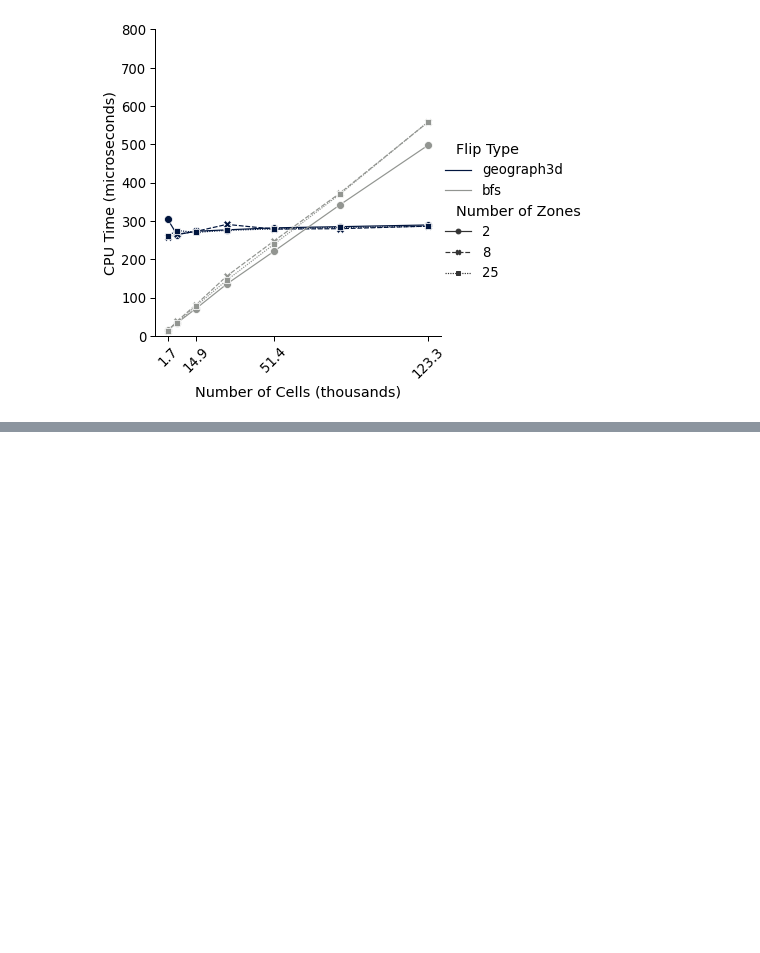
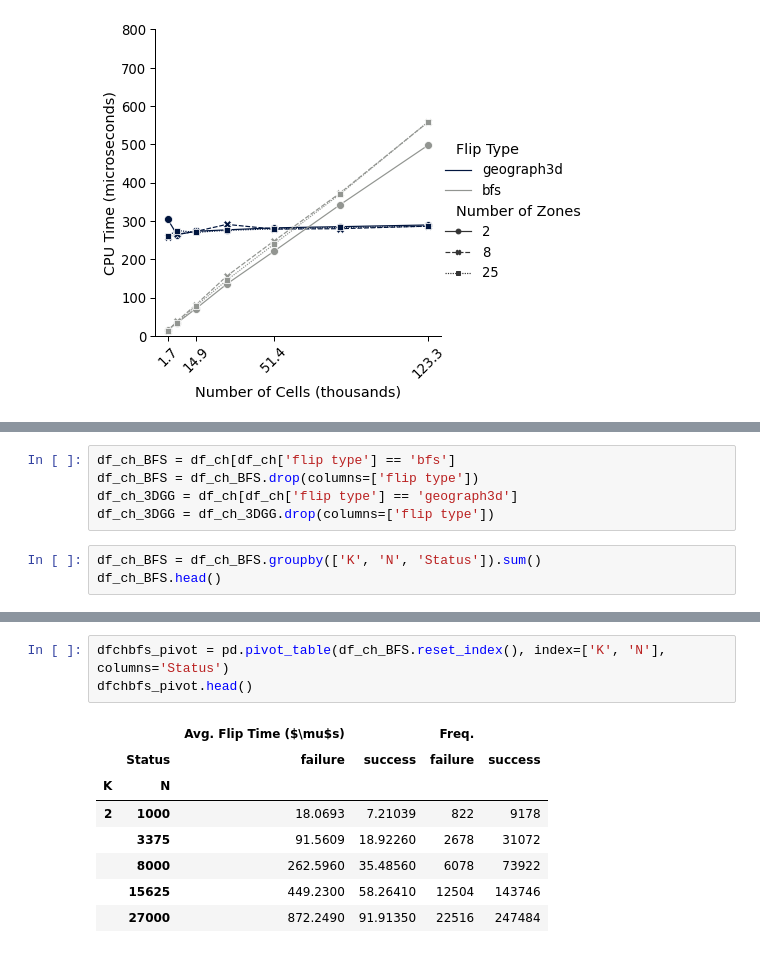
Before and after one commit to ian-ludden/3d-geographs, a Jupyter notebook: results/Experiments_Analysis.ipynb, the cells around one changed output, grey strips where cells are left out. Saved outputs shown, nothing was run; the diff lists cells and outputs as text; blank space fills up the shorter version.

```diff
--- a/results/Experiments_Analysis.ipynb
+++ b/results/Experiments_Analysis.ipynb
@@ -350,0 +386,8 @@ plot_combined_all_zone_counts(df, "bch")
+# %%
+df_ch_BFS = df_ch[df_ch['flip type'] == 'bfs']
+df_ch_BFS = df_ch_BFS.drop(columns=['flip type'])
+df_ch_3DGG = df_ch[df_ch['flip type'] == 'geograph3d']
+df_ch_3DGG = df_ch_3DGG.drop(columns=['flip type'])
+# %%
+df_ch_BFS = df_ch_BFS.groupby(['K', 'N', 'Status']).sum()
+df_ch_BFS.head()
@@ -350,0 +520,12 @@ plot_combined_all_zone_counts(df, "bch")
+# %%
+dfchbfs_pivot = pd.pivot_table(df_ch_BFS.reset_index(), index=['K', 'N'], columns='Status')
+dfchbfs_pivot.head()
+# %% [output]
+|  |  | Avg. Flip Time ($\mu$s) |  | Freq. |  |
+|  | Status | failure | success | failure | success |
+| K | N |  |  |  |  |
+| 2 | 1000 | 18.0693 | 7.21039 | 822 | 9178 |
+|  | 3375 | 91.5609 | 18.92260 | 2678 | 31072 |
+|  | 8000 | 262.5960 | 35.48560 | 6078 | 73922 |
+|  | 15625 | 449.2300 | 58.26410 | 12504 | 143746 |
+|  | 27000 | 872.2490 | 91.91350 | 22516 | 247484 |
```
Also changed, not shown: parts of 20 cells of this notebook.
